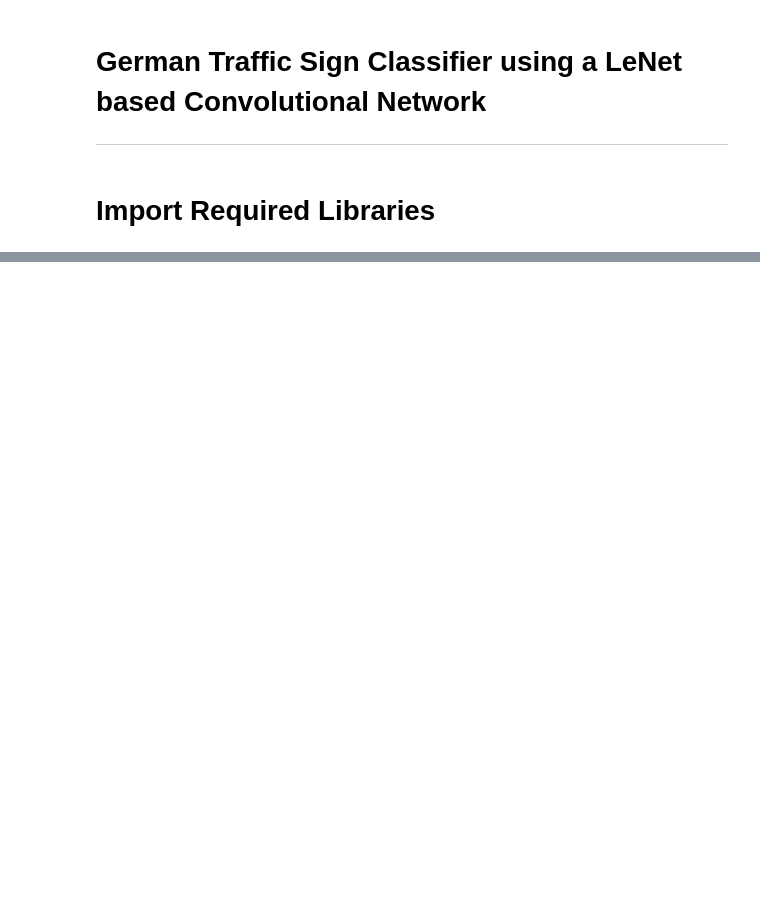
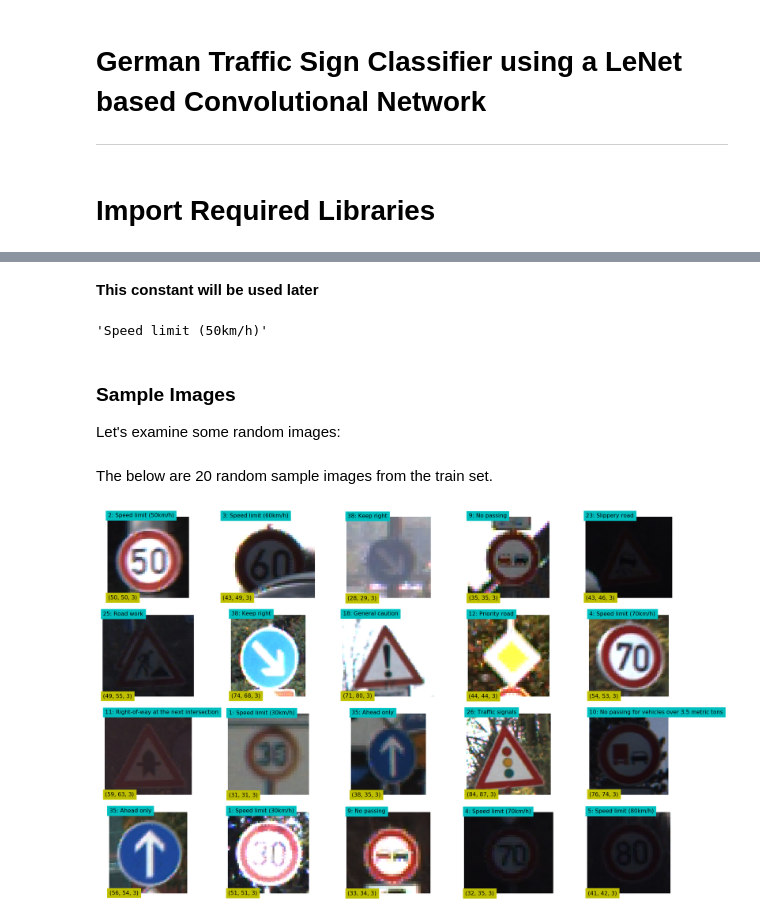
Before and after one commit to Sukhrobjon/DS-2.2-DL, a Jupyter notebook: Final Project - Traffic Signs Classification/traffic_sign_classifier_with_visualizations.ipynb, the cells around one changed output, grey strips where cells are left out. Drawn from its saved outputs; the diff is of its cells as text; code cells hidden in the pictures; blank space fills up the shorter version.

```diff
--- a/Final Project - Traffic Signs Classification/traffic_sign_classifier_with_visualizations.ipynb
+++ b/Final Project - Traffic Signs Classification/traffic_sign_classifier_with_visualizations.ipynb
@@ -28,0 +131,54 @@ ModuleNotFoundError: No module named 'cv2'
+# %% [markdown]
+**This constant will be used later**
+# %%
+SIGN_NAMES = sign_name_df.SignName.values
+SIGN_NAMES[2]
+# %% [output]
+'Speed limit (50km/h)'
+# %% [markdown]
+### Sample Images
+Let's examine some random images:
+# %%
+def load_image(image_file):
+    """
+    Read image file into numpy array (RGB)
+    """
+    return plt.imread(image_file)
+# %%
+def get_samples(image_data, num_samples, class_id=None):
+    """
+    Randomly select image filenames and their class IDs
+    """
+    if class_id is not None:
+        image_data = image_data[image_data['ClassId']==class_id]
+    indices = np.random.choice(image_data.shape[0], size=num_samples, replace=False)
+    return image_data.iloc[indices][['Filename', 'ClassId']].values
+# %%
+def show_images(image_data, cols=5, sign_names=None, show_shape=False, func=None):
+    """
+    Given a list of image file paths, load images and show them.
+    """
+    num_images = len(image_data)
+    rows = num_images//cols
+    plt.figure(figsize=(cols*3,rows*2.5))
+    for i, (image_file, label) in enumerate(image_data):
+        image = load_image(image_file)
+        if func is not None:
+            image = func(image)
+        plt.subplot(rows, cols, i+1)
+        plt.imshow(image)
+        if sign_names is not None:
+            plt.text(0, 0, '{}: {}'.format(label, sign_names[label]), color='k',backgroundcolor='c', fontsize=8)
+        if show_shape:
+            plt.text(0, image.shape[0], '{}'.format(image.shape), color='k',backgroundcolor='y', fontsize=8)
+        plt.xticks([])
+        plt.yticks([])
+    plt.show()
+# %% [markdown]
+The below are 20 random sample images from the train set.
+# %%
+sample_data = get_samples(train_df, 20)
+sample_data
+show_images(sample_data, sign_names=SIGN_NAMES, show_shape=True)
+# %% [output]
+[figure, added]
```
Also changed, not shown: parts of 15 cells of this notebook, 3 other files.
